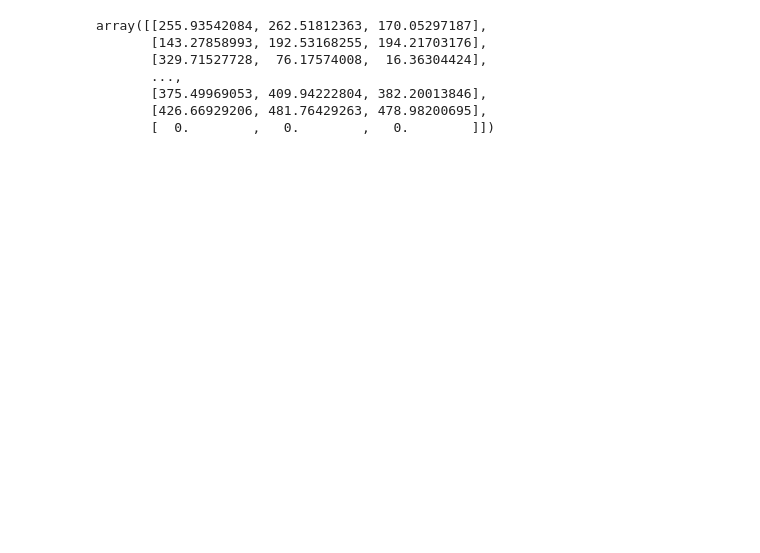
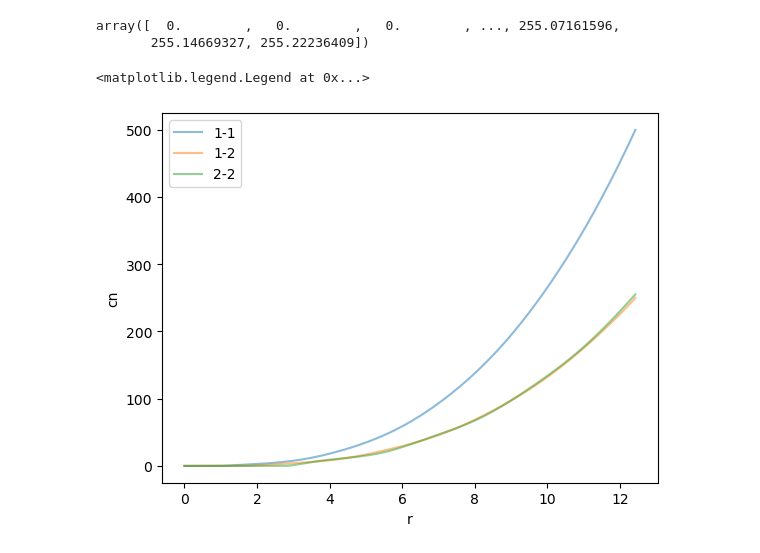
Before and after one commit to minu928/MDbrew, a Jupyter notebook: benchmark/rdf.ipynb, the cells around one changed output. Drawn from its saved outputs; the diff is of its cells as text; code cells hidden in the pictures; blank space fills up the shorter version.

```diff
--- a/benchmark/rdf.ipynb
+++ b/benchmark/rdf.ipynb
@@ -73,10 +43,15 @@ aaa = g_r * np.prod(system_size) * 8.0 / denominator
-# %%
-diff_position / dr
-# %% [output]
-array([[255.93542084, 262.51812363, 170.05297187],
-       [143.27858993, 192.53168255, 194.21703176],
-       [329.71527728,  76.17574008,  16.36304424],
-       ...,
-       [375.49969053, 409.94222804, 382.20013846],
-       [426.66929206, 481.76429263, 478.98200695],
-       [  0.        ,   0.        ,   0.        ]])
+# %%
+rdf_11.get_CN()
+rdf_12.get_CN()
+rdf_22.get_CN()
+# %% [output]
+array([  0.        ,   0.        ,   0.        , ..., 255.07161596,
+       255.14669327, 255.22236409])
+# %%
+rdf_11.plot_cn(label = '1-1', alpha=0.5)
+rdf_12.plot_cn(label = '1-2', alpha=0.5)
+rdf_22.plot_cn(label = '2-2', alpha=0.5)
+plt.legend()
+# %% [output]
+<matplotlib.legend.Legend at 0x...>
+[figure, added]
```
Also changed, not shown: parts of 7 cells of this notebook, 20 other files.
